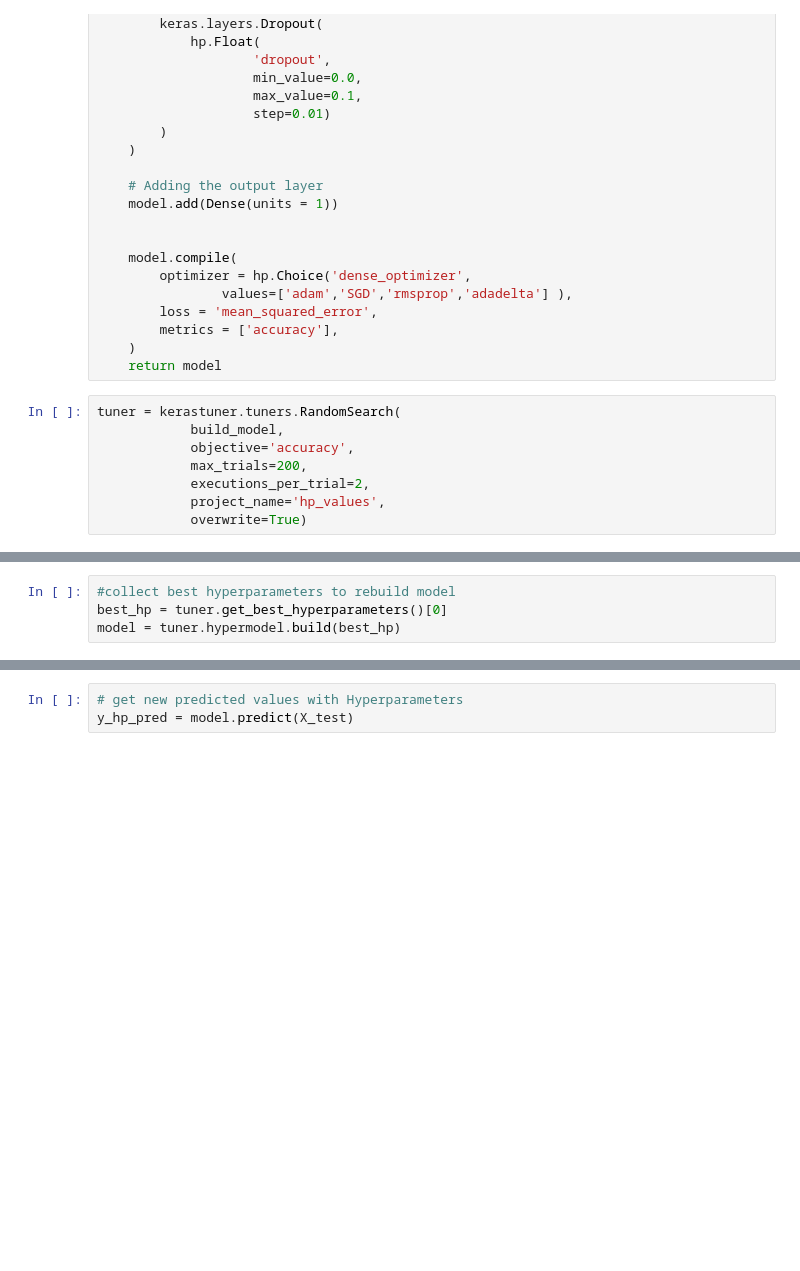
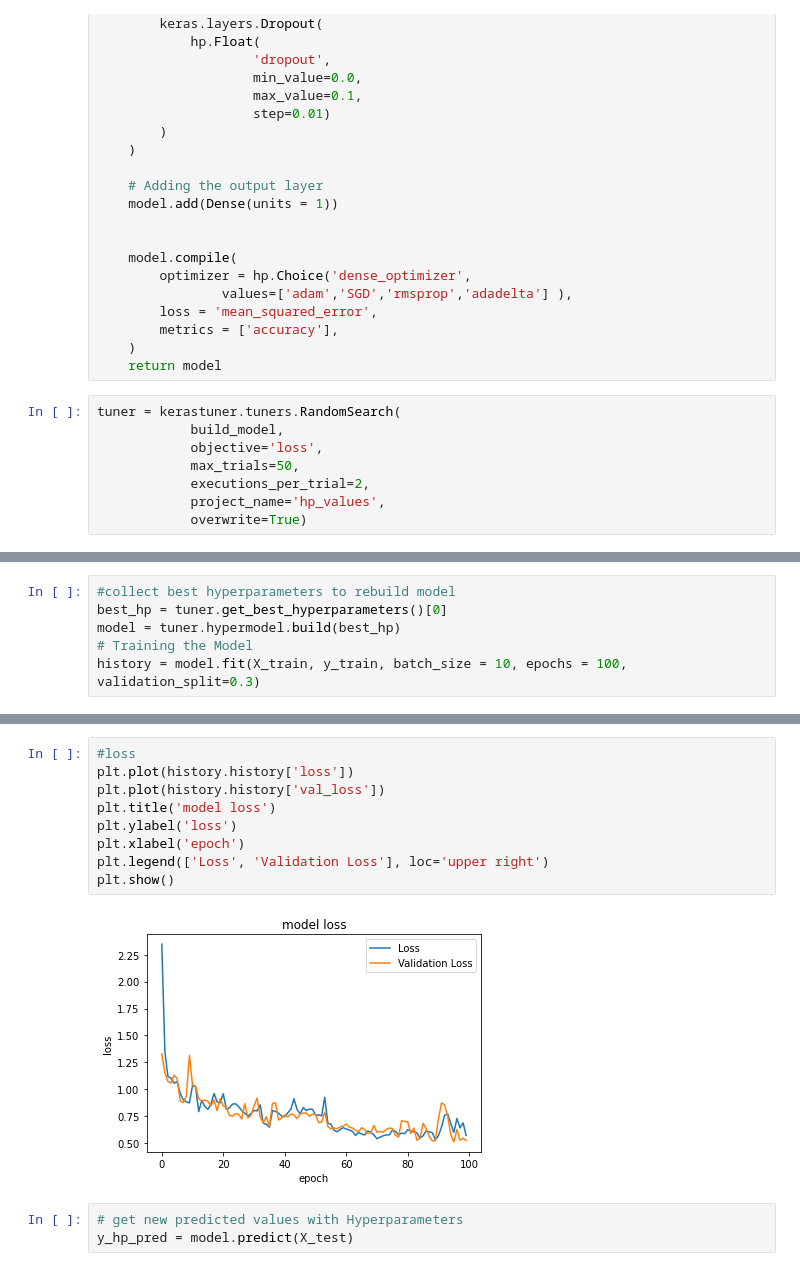
Before and after one commit to EMAT31530/green-team-repo-2, a Jupyter notebook: Neural_Networks/KM/Tensor Flow/NN_Carbon_Tensor.ipynb, the cells around one changed output, grey strips where cells are left out. Drawn from its saved outputs; the diff is of its cells as text; blank space fills up the shorter version.

```diff
--- a/Neural_Networks/KM/Tensor Flow/NN_Carbon_Tensor.ipynb
+++ b/Neural_Networks/KM/Tensor Flow/NN_Carbon_Tensor.ipynb
@@ -195,8 +215,8 @@ def build_model(hp):
 # %%
 tuner = kerastuner.tuners.RandomSearch(
             build_model,
-            objective='accuracy',
-            max_trials=200,
+            objective='loss',
+            max_trials=50,
             executions_per_trial=2,
             project_name='hp_values',
             overwrite=True)
@@ -225,3 +233,5 @@ KeyboardInterrupt:
 #collect best hyperparameters to rebuild model
 best_hp = tuner.get_best_hyperparameters()[0]
 model = tuner.hypermodel.build(best_hp)
+# Training the Model
+history = model.fit(X_train, y_train, batch_size = 10, epochs = 100, validation_split=0.3)
@@ -228,3 +256,14 @@ model = tuner.hypermodel.build(best_hp)
+# %%
+#loss
+plt.plot(history.history['loss'])
+plt.plot(history.history['val_loss'])
+plt.title('model loss')
+plt.ylabel('loss')
+plt.xlabel('epoch')
+plt.legend(['Loss', 'Validation Loss'], loc='upper right')
+plt.show()
+# %% [output]
+[figure, added]
 # %%
 # get new predicted values with Hyperparameters
 y_hp_pred = model.predict(X_test)
```
Also changed, not shown: parts of 10 cells of this notebook.
